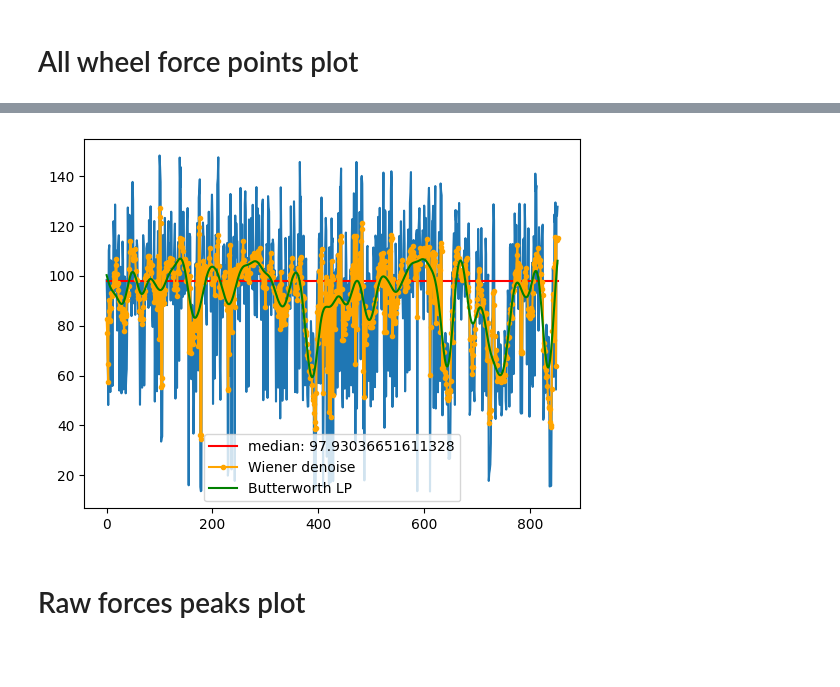
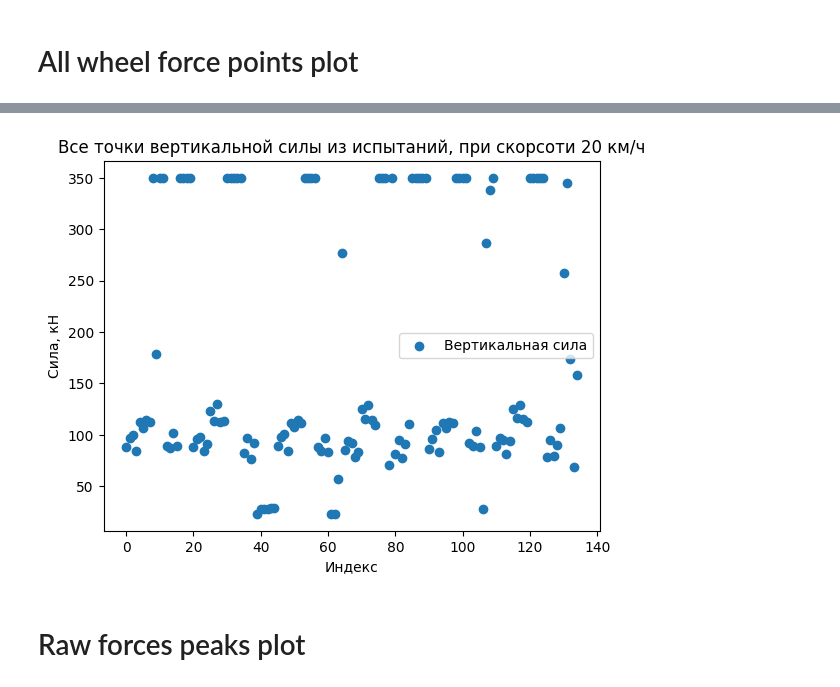
Before and after one commit to daniilgorenkov/Dissertation, a Jupyter notebook: reserach/trials_plots.ipynb, the cells around one changed output, grey strips where cells are left out. Cells and saved outputs as stored; diff of their text form; code cells hidden in the pictures; blank space fills up the shorter version.

```diff
--- a/reserach/trials_plots.ipynb
+++ b/reserach/trials_plots.ipynb
@@ -28,24 +35,28 @@ peaks[:10]
 # %%
 import scipy.signal
 
+peaks_ = peaks[1]["peaks"]
 
-plt.plot(peaks)
-plt.plot([np.median(peaks) for _ in range(len(peaks))],"-",c="r",label=f"median: {np.median(peaks)}")
+plt.title("Все точки вертикальной силы из испытаний, при скорсоти 20 км/ч")
+plt.scatter(range(len(peaks_)), peaks_, label="Вертикальная сила")
+# plt.plot([np.median(peaks_) for _ in range(len(peaks_))],"-",c="r",label=f"median: {np.median(peaks_)}")
 # удалить белый шум: пример двух подходов
 
 # 1) Адаптивный локальный фильтр (Wiener)
-wiener_smoothed = scipy.signal.wiener(peaks, mysize=11)
+wiener_smoothed = scipy.signal.wiener(peaks_, mysize=11)
 
 # 2) Низкочастотный фильтр Баттерворта (устраняет высокочастотный шум)
 b, a = scipy.signal.butter(3, 0.05)  # порядок 3, нормированная частота среза 0.05
-butter_smoothed = scipy.signal.filtfilt(b, a, peaks)
+butter_smoothed = scipy.signal.filtfilt(b, a, peaks_)
 
-plt.plot(wiener_smoothed, ".-", color="orange", label="Wiener denoise")
-plt.plot(butter_smoothed, "-", color="green", label="Butterworth LP")
+# plt.plot(wiener_smoothed, ".-", color="orange", label="Wiener denoise")
+# plt.plot(butter_smoothed, "-", color="green", label="Butterworth LP")
+plt.xlabel("Индекс")
+plt.ylabel("Сила, кН")
 plt.legend()
 plt.show()
 # %% [output]
-[figure, old version]
+[figure, new version]
 # %% [markdown]
 # Raw forces peaks plot
 # %%
```
Also changed, not shown: parts of 4 cells of this notebook, 7 other files.
